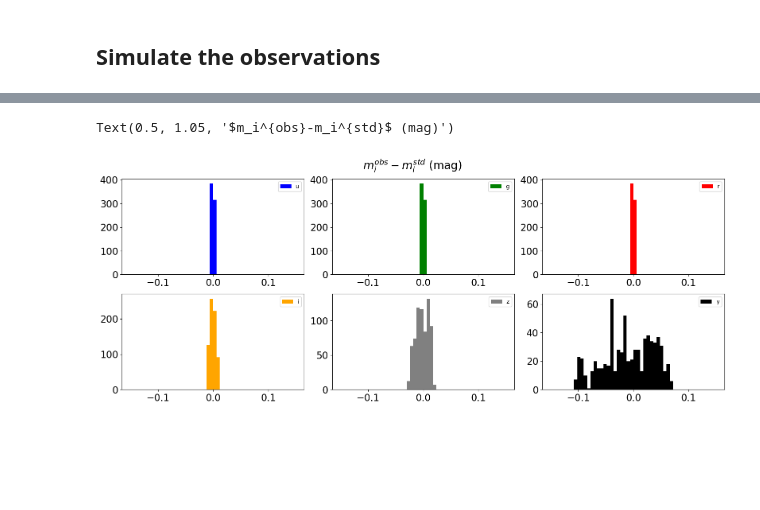
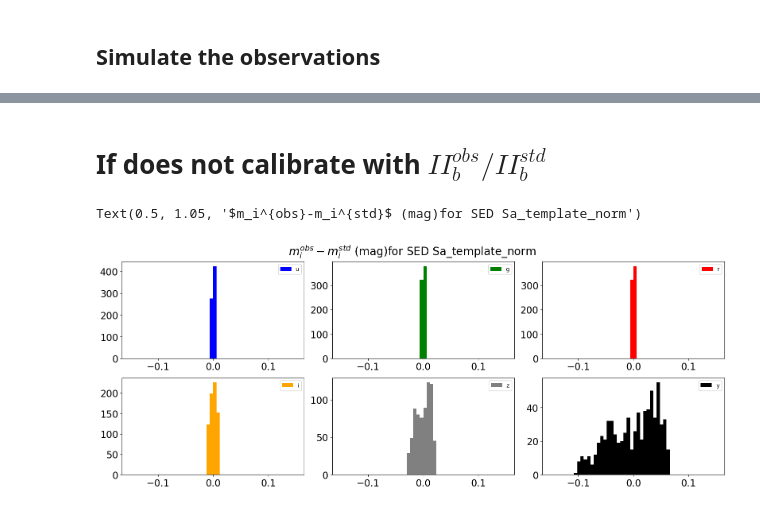
Before and after one commit to sylvielsstfr/RubinLSSTPhotometricCorrTuto, a Jupyter notebook: notebooks/03_Applications/03a_PhotoZ.ipynb, the cells around one changed output, grey strips where cells are left out. Saved outputs shown, nothing was run; the diff lists cells and outputs as text; code cells hidden in the pictures; blank space fills up the shorter version.

```diff
--- a/notebooks/03_Applications/03a_PhotoZ.ipynb
+++ b/notebooks/03_Applications/03a_PhotoZ.ipynb
@@ -222,7 +224,14 @@ df_SED
 | sn1a_15.0 | sn |
 | sn1a_20.0 | sn |
 # %%
-sed_name = 'xspec_173'
+#sed_name = 'xspec_173'
+#sed_name = 'quasar'
+sed_name = 'Sa_template_norm'
+#sed_name = 'Sdm_template_norm0'
+#sed_name = 'Ell2_template_norm'
+#sed_name = 'sn1a_10.0'
+#sed_name = 'sn1a_15.0'
+#sed_name = 'sn1a_20.0'
 # %%
 z=0
 seds[sed_name].redshiftSED(z)
@@ -335,4 +344,5 @@ pc.CalculateMultiObs(am0,all_pwv,oz0,ncomp,tau0,beta0)
 ## Simulate the observations
 # %%
 # constant in zero point
-Z0PTconst = 2.5*np.log10(photoparams.gain*const.h.cgs.value/(photoparams.effarea*photoparams.nexp*photoparams.exptime))
+F0AB = 3631*(1*u.Jy).cgs.value
+Z0PTconst = 2.5*np.log10((F0AB*photoparams.effarea*photoparams.nexp*photoparams.exptime)/(photoparams.gain*const.h.cgs.value))
@@ -423,17 +445,31 @@ df
 700 rows × 65 columns
+# %% [markdown]
+# If does not calibrate with $II_b^{obs}/II_b^{std}$
 # %%
 fig, ax = plt.subplots(2,3,figsize=(16,6))
-ax[0,0].hist(df["miobs_u"]-df["mistd_u"],bins=50,range=(-0.15,0.15),facecolor=filter_color[0],label=filter_tagnames[0] )
-ax[0,1].hist(df["miobs_g"]-df["mistd_g"],bins=50,range=(-0.15,0.15),facecolor=filter_color[1],label=filter_tagnames[1])
-ax[0,2].hist(df["miobs_r"]-df["mistd_r"],bins=50,range=(-0.15,0.15),facecolor=filter_color[2],label=filter_tagnames[2])
-ax[1,0].hist(df["miobs_i"]-df["mistd_i"],bins=50,range=(-0.15,0.15),facecolor=filter_color[3],label=filter_tagnames[3])
-ax[1,1].hist(df["miobs_z"]-df["mistd_z"],bins=50,range=(-0.15,0.15),facecolor=filter_color[4],label=filter_tagnames[4])
-ax[1,2].hist(df["miobs_y"]-df["mistd_y"],bins=50,range=(-0.15,0.15),facecolor=filter_color[5],label=filter_tagnames[5])
+# u
+value = df["miobs_u"]-df["mistd_u"]
+ax[0,0].hist(value,bins=50,range=(-0.15,0.15),facecolor=filter_color[0],label=filter_tagnames[0] )
+# g
+value = df["miobs_g"]-df["mistd_g"]
+ax[0,1].hist(value,bins=50,range=(-0.15,0.15),facecolor=filter_color[1],label=filter_tagnames[1])
+# r
+value = df["miobs_r"]-df["mistd_r"]
+ax[0,2].hist(value,bins=50,range=(-0.15,0.15),facecolor=filter_color[2],label=filter_tagnames[2])
+# i
+value = df["miobs_i"]-df["mistd_i"]
+ax[1,0].hist(value,bins=50,range=(-0.15,0.15),facecolor=filter_color[3],label=filter_tagnames[3])
+# z
+value = df["miobs_z"]-df["mistd_z"]
+ax[1,1].hist(value,bins=50,range=(-0.15,0.15),facecolor=filter_color[4],label=filter_tagnames[4])
+#
+value = df["miobs_y"]-df["mistd_y"]
+ax[1,2].hist(value,bins=50,range=(-0.15,0.15),facecolor=filter_color[5],label=filter_tagnames[5])
 for ix in range(3):
     for iy in range(2):
         ax[iy,ix].legend()
 plt.tight_layout()
-plt.suptitle("$m_i^{obs}-m_i^{std}$ (mag)",fontsize=20,y=1.05)
+plt.suptitle("$m_i^{obs}-m_i^{std}$ (mag)"+ f"for SED {sed_name}",fontsize=20,y=1.05)
 # %% [output]
-Text(0.5, 1.05, '$m_i^{obs}-m_i^{std}$ (mag)')
+Text(0.5, 1.05, '$m_i^{obs}-m_i^{std}$ (mag)for SED Sa_template_norm')
-[figure, old version]
+[figure, new version]
```
Also changed, not shown: parts of 13 cells of this notebook.
